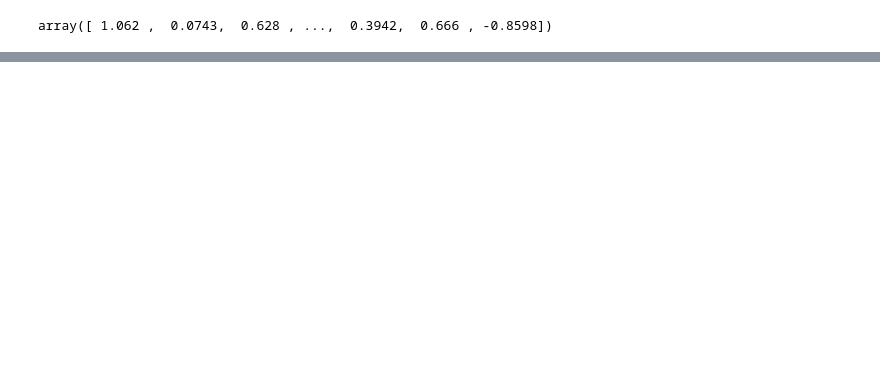
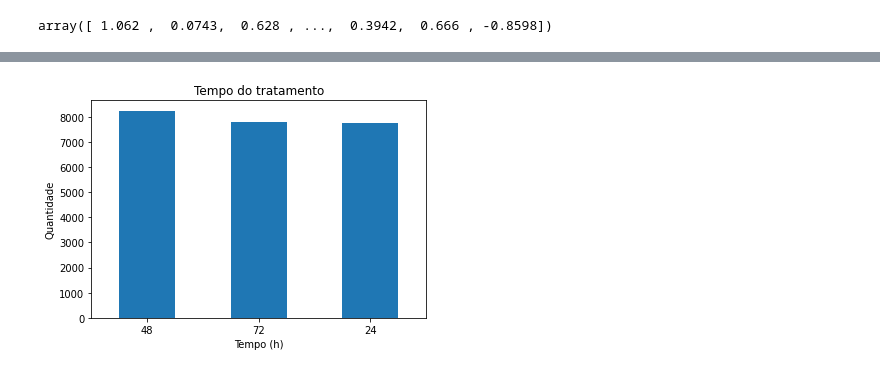
Before and after one commit to guibruno/alura_imersaodados, a Jupyter notebook: Imersao_Dados_Aula_01.ipynb, the cells around one changed output, grey strips where cells are left out. Saved outputs shown, nothing was run; the diff lists cells and outputs as text; code cells hidden in the pictures; blank space fills up the shorter version.

```diff
--- a/Imersao_Dados_Aula_01.ipynb
+++ b/Imersao_Dados_Aula_01.ipynb
@@ -247,0 +247,10 @@ Vamos fazer uma consulta nos nossos dados, da seguinte maneira:
+# %%
+import matplotlib.pyplot as plt
+
+dados['tempo'].value_counts().plot.bar(rot=0)
+plt.title('Tempo do tratamento')
+plt.xlabel("Tempo (h)")
+plt.ylabel("Quantidade")
+plt.show()
+# %% [output]
+[figure, added]
```
Also changed, not shown: parts of 96 cells of this notebook.
